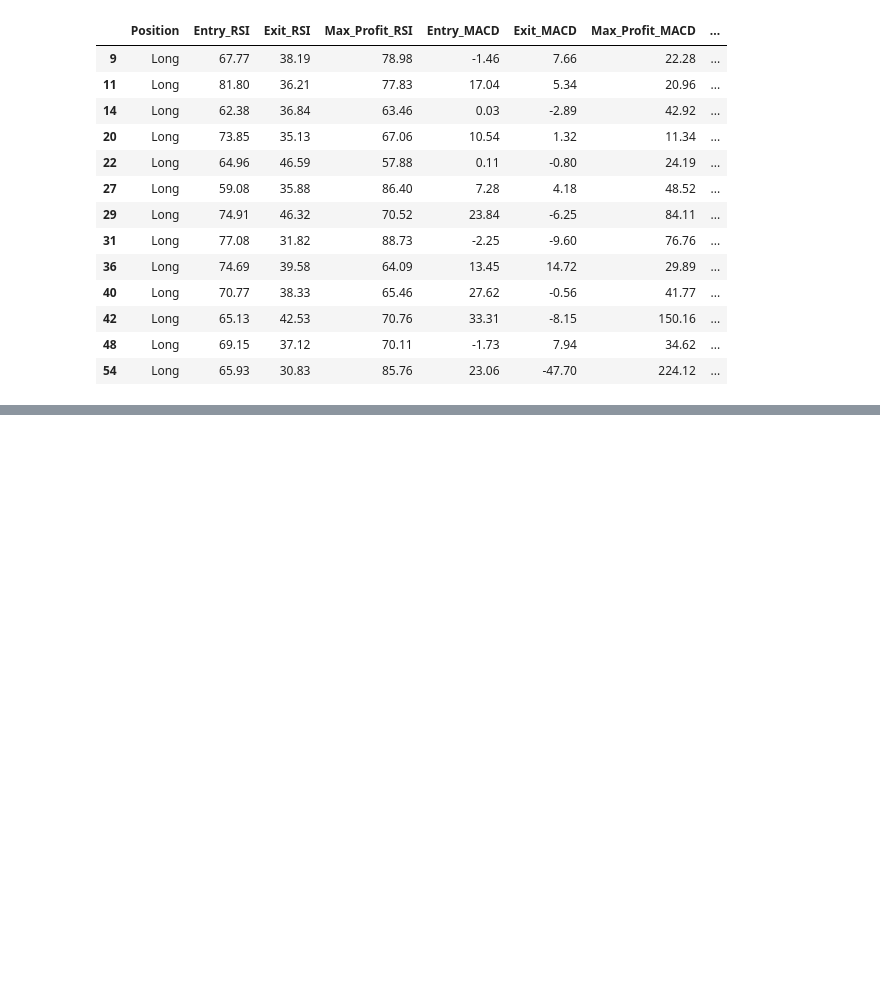
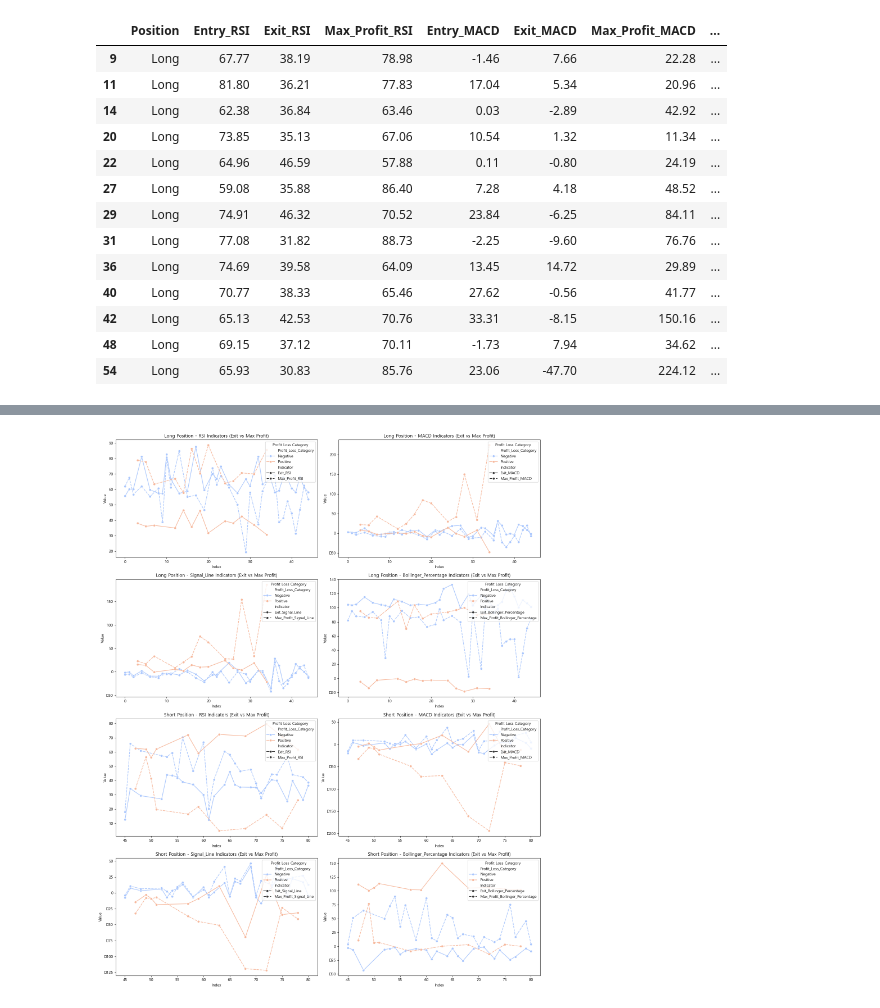
Before and after one commit to entangelk/bit_perp_trading_with_macd, a Jupyter notebook: docs/analysis/backtest.ipynb, the cells around one changed output, grey strips where cells are left out. Saved outputs shown, nothing was run; the diff lists cells and outputs as text; code cells hidden in the pictures; blank space fills up the shorter version.

```diff
--- a/docs/analysis/backtest.ipynb
+++ b/docs/analysis/backtest.ipynb
@@ -104,0 +252,55 @@ backtest_long.query("Profit_Loss > 0")
+# %%
+import matplotlib.pyplot as plt
+import seaborn as sns
+import pandas as pd
+
+# Assuming combined_data is your concatenated dataframe of backtest_long and backtest_short
+# combined_data = pd.concat([backtest_long, backtest_short])
+
+# Define indicator groups
+exit_indicators = ["Exit_RSI", "Exit_MACD", "Exit_Signal_Line", "Exit_Bollinger_Percentage"]
+max_profit_indicators = ["Max_Profit_RSI", "Max_Profit_MACD", "Max_Profit_Signal_Line", "Max_Profit_Bollinger_Percentage"]
+
+# Melt the data
+plot_data = combined_data.melt(id_vars=["Position", "Profit_Loss"],
+                               value_vars=exit_indicators + max_profit_indicators,
+                               var_name="Indicator", value_name="Value")
+
+# Create a combined hue for Profit_Loss
+plot_data["Profit_Loss_Category"] = plot_data["Profit_Loss"].apply(lambda x: "Positive" if x > 0 else "Negative")
+
+# Add a numeric index column for x-axis, grouped by each Indicator
+plot_data["Index"] = plot_data.groupby("Indicator").cumcount()
+
+# Plot setup for 8 graphs
+plt.figure(figsize=(16, 20))
+positions = ["Long", "Short"]
+indicators = ["RSI", "MACD", "Signal_Line", "Bollinger_Percentage"]
+indicator_pairs = {
+    "RSI": ["Exit_RSI", "Max_Profit_RSI"],
+    "MACD": ["Exit_MACD", "Max_Profit_MACD"],
+    "Signal_Line": ["Exit_Signal_Line", "Max_Profit_Signal_Line"],
+    "Bollinger_Percentage": ["Exit_Bollinger_Percentage", "Max_Profit_Bollinger_Percentage"]
+}
+
+# Loop through positions and indicators
+for pos_idx, pos in enumerate(positions):
+    for ind_idx, ind in enumerate(indicators):
+        plt.subplot(4, 2, pos_idx * 4 + ind_idx + 1)
+
+        # Filter data based on Position and specific indicator pair
+        data = plot_data[(plot_data["Position"] == pos) &
+                         (plot_data["Indicator"].isin(indicator_pairs[ind]))]
+
+        # Create line plot for the filtered data
+        sns.lineplot(data=data, x="Index", y="Value",
+                     hue="Profit_Loss_Category", style="Indicator", marker="o", palette="coolwarm")
+        plt.title(f"{pos} Position - {ind} Indicators (Exit vs Max Profit)")
+        plt.xlabel("Index")
+        plt.ylabel("Value")
+        plt.legend(title="Profit Loss Category", loc='upper right')
+
+plt.tight_layout()
+plt.show()
+# %% [output]
+[figure, added]
```
Also changed, not shown: parts of 13 cells of this notebook, 1 other file.
